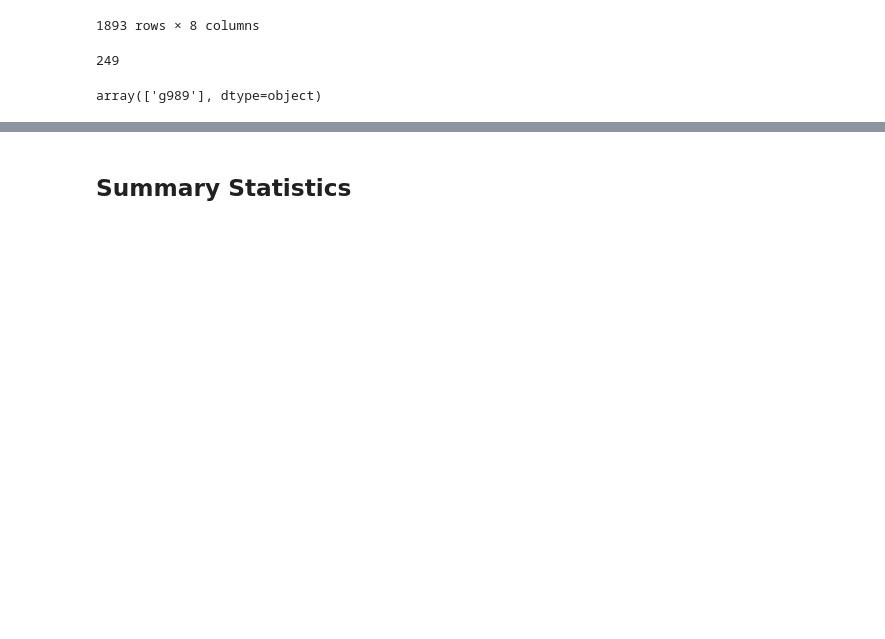
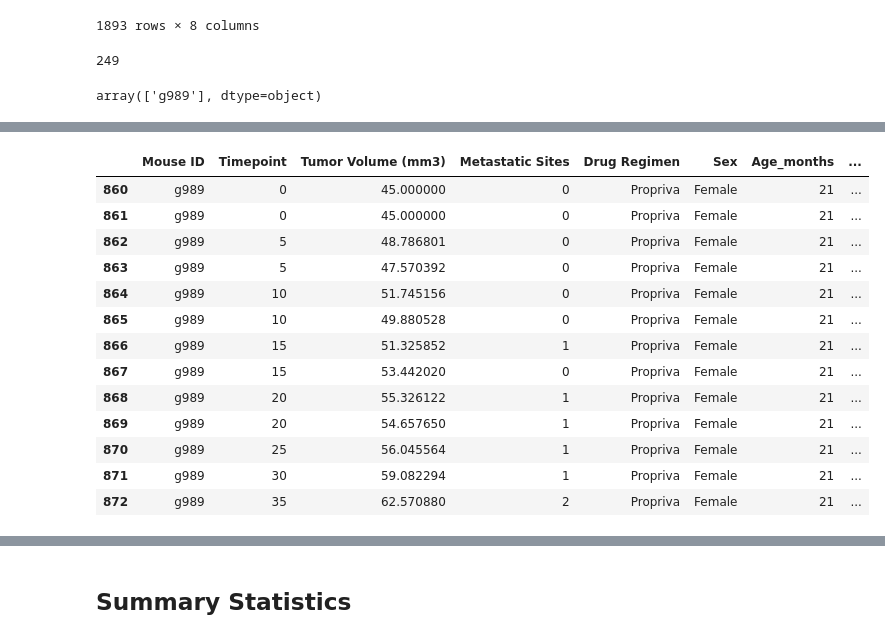
Before and after one commit to wallago-caite/matplotlib-challenge, a Jupyter notebook: Pymaceuticals/Module_5.ipynb, the cells around one changed output, grey strips where cells are left out. Cells and saved outputs as stored; diff of their text form; code cells hidden in the pictures; blank space fills up the shorter version.

```diff
--- a/Pymaceuticals/Module_5.ipynb
+++ b/Pymaceuticals/Module_5.ipynb
@@ -50,5 +50,12 @@ display(mouse_count)
 # %%
 # Our data should be uniquely identified by Mouse ID and Timepoint
 # Get the duplicate mice by ID number that shows up for Mouse ID and Timepoint.
+
+# subset is based on two columns - Mouse ID and Timepoint
+id_time_dupes = df.duplicated(subset=["Mouse ID", "Timepoint"], keep=False) #finds the true false values of duplication and shows all rows that are dupes
+id_time_dupes
+
+dupe_mice = df[id_time_dupes]["Mouse ID"].unique()#shows all unique mice ids that are duplicated in the dataframe
+display(dupe_mice)
 # %% [output]
 array(['g989'], dtype=object)
@@ -72 +62,19 @@ array(['g989'], dtype=object)
+# %%
+# Optional: Get all the data for the duplicate mouse ID. https://datacarpentry.org/python-ecology-lesson/03-index-slice-subset.html
+df[df["Mouse ID"].isin(dupe_mice)] #the dupes returns an array so have to pull mouse ID from "isin" the array
+# %% [output]
+|  | Mouse ID | Timepoint | Tumor Volume (mm3) | Metastatic Sites | Drug Regimen | Sex | Age_months | ... |
+| 860 | g989 | 0 | 45.000000 | 0 | Propriva | Female | 21 | ... |
+| 861 | g989 | 0 | 45.000000 | 0 | Propriva | Female | 21 | ... |
+| 862 | g989 | 5 | 48.786801 | 0 | Propriva | Female | 21 | ... |
+| 863 | g989 | 5 | 47.570392 | 0 | Propriva | Female | 21 | ... |
+| 864 | g989 | 10 | 51.745156 | 0 | Propriva | Female | 21 | ... |
+| 865 | g989 | 10 | 49.880528 | 0 | Propriva | Female | 21 | ... |
+| 866 | g989 | 15 | 51.325852 | 1 | Propriva | Female | 21 | ... |
+| 867 | g989 | 15 | 53.442020 | 0 | Propriva | Female | 21 | ... |
+| 868 | g989 | 20 | 55.326122 | 1 | Propriva | Female | 21 | ... |
+| 869 | g989 | 20 | 54.657650 | 1 | Propriva | Female | 21 | ... |
+| 870 | g989 | 25 | 56.045564 | 1 | Propriva | Female | 21 | ... |
+| 871 | g989 | 30 | 59.082294 | 1 | Propriva | Female | 21 | ... |
+| 872 | g989 | 35 | 62.570880 | 2 | Propriva | Female | 21 | ... |
 # %%
```
Also changed, not shown: parts of 14 cells of this notebook.
